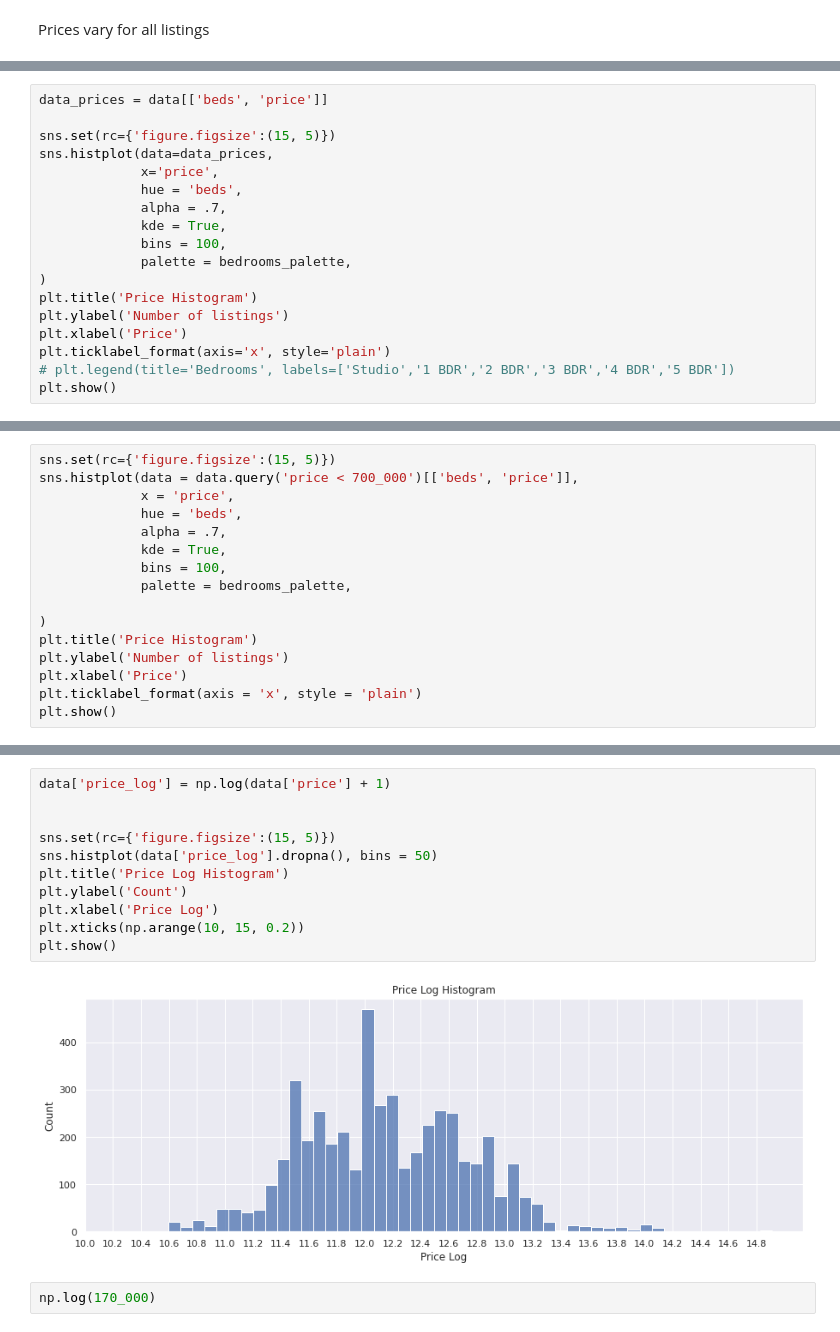
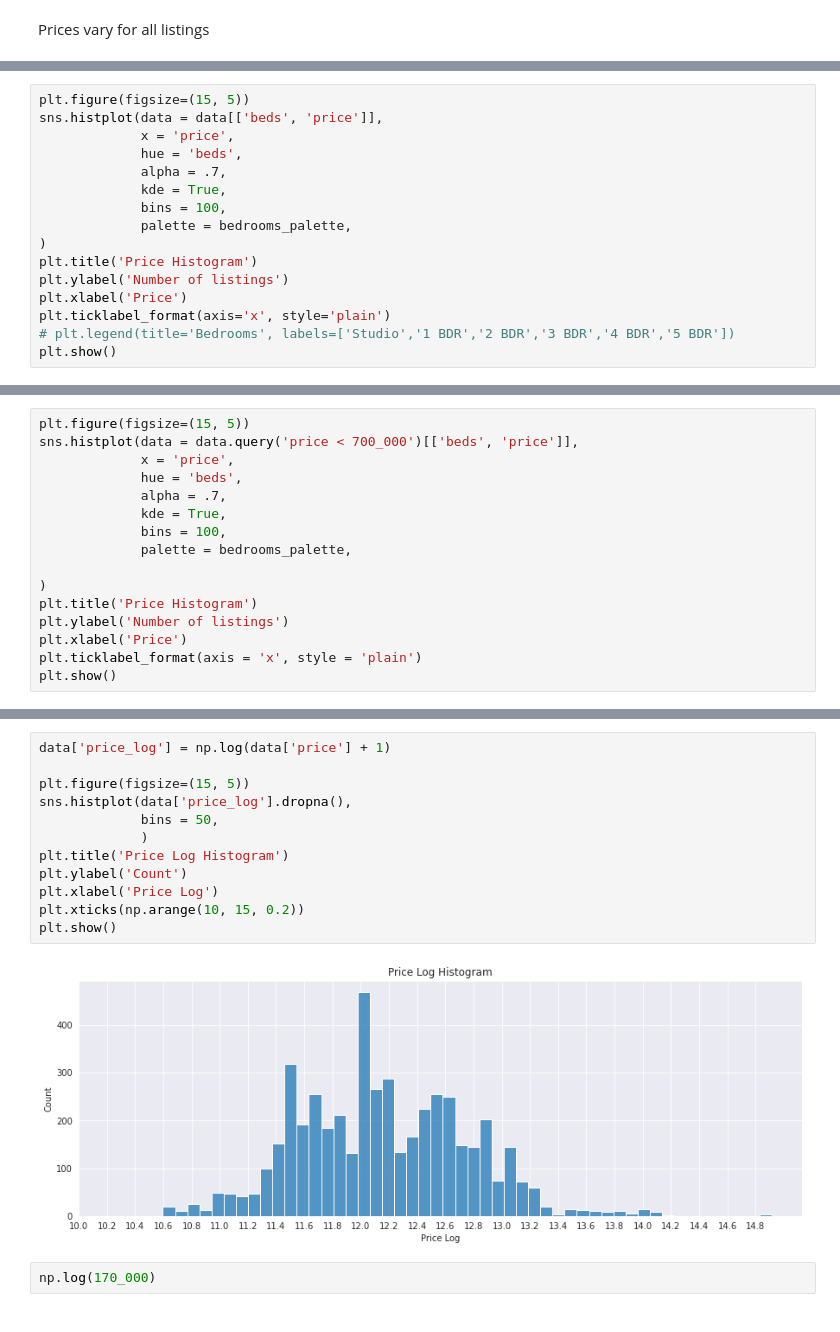
Before and after one commit to imeleges/REMA_Dubai, a Jupyter notebook: bayut_dubai_difc_downtown.ipynb, the cells around one changed output, grey strips where cells are left out. Cells and saved outputs as stored; diff of their text form.

```diff
--- a/bayut_dubai_difc_downtown.ipynb
+++ b/bayut_dubai_difc_downtown.ipynb
@@ -616,9 +608,7 @@ bedrooms_palette = {0: '#ffb142',
 # %%
-data_prices = data[['beds', 'price']]
-
-sns.set(rc={'figure.figsize':(15, 5)})
-sns.histplot(data=data_prices,
-             x='price',
+plt.figure(figsize=(15, 5))
+sns.histplot(data = data[['beds', 'price']],
+             x = 'price',
              hue = 'beds',
              alpha = .7,
              kde = True,
@@ -638,6 +628,6 @@ We can see outliers messing all data starting from price ~500,000 and up to 3,00
 We would need to look into more common range of prices.
 # %%
-sns.set(rc={'figure.figsize':(15, 5)})
+plt.figure(figsize=(15, 5))
 sns.histplot(data = data.query('price < 700_000')[['beds', 'price']],
              x = 'price',
              hue = 'beds',
@@ -657,16 +647,17 @@ plt.show()
 # %%
 data['price_log'] = np.log(data['price'] + 1)
 
-
-sns.set(rc={'figure.figsize':(15, 5)})
-sns.histplot(data['price_log'].dropna(), bins = 50)
+plt.figure(figsize=(15, 5))
+sns.histplot(data['price_log'].dropna(),
+             bins = 50,
+             )
 plt.title('Price Log Histogram')
 plt.ylabel('Count')
 plt.xlabel('Price Log')
 plt.xticks(np.arange(10, 15, 0.2))
 plt.show()
 # %% [output]
-[figure, old version]
+[figure, new version]
 # %%
 np.log(170_000)
 # %% [output]
```
Also changed, not shown: parts of 33 cells of this notebook.
